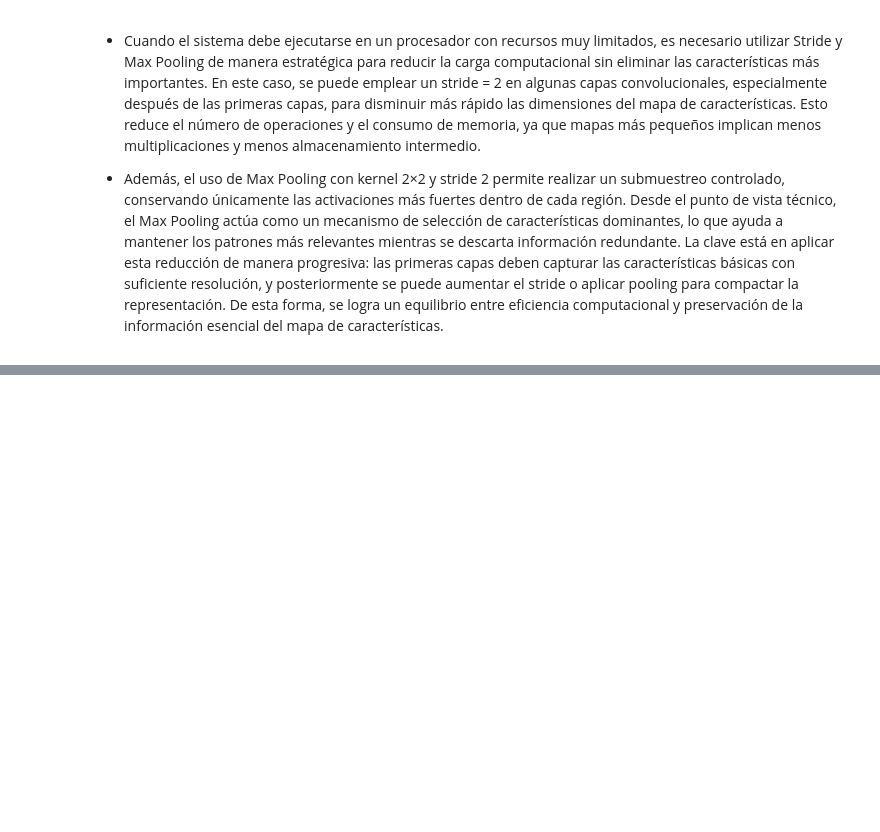
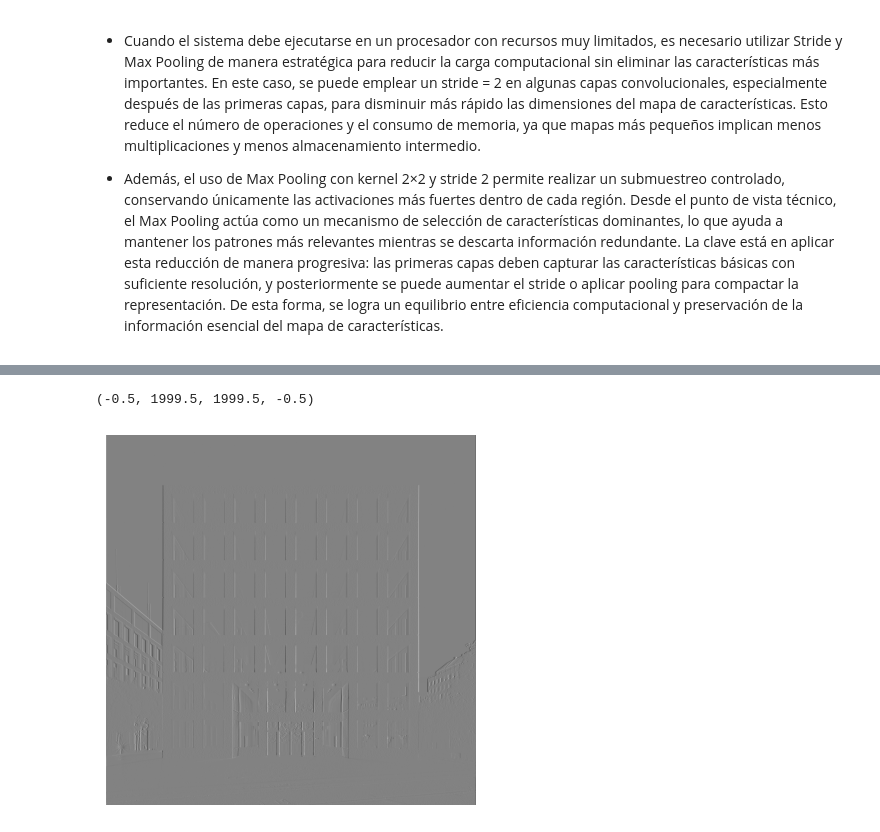
Before and after one commit to ignaciomendeza/VPC-HDT2, a Jupyter notebook: HDT2.ipynb, the cells around one changed output, grey strips where cells are left out. Cells and saved outputs as stored; diff of their text form; code cells hidden in the pictures; blank space fills up the shorter version.

```diff
--- a/HDT2.ipynb
+++ b/HDT2.ipynb
@@ -208,0 +225,44 @@ estratégicamente para reducir la carga computacional sin eliminar las caracter
+# %%
+def manual_convolution(image, kernel, stride, padding):
+    image = np.asarray(image, dtype=float)
+    kernel = np.asarray(kernel, dtype=float)
+
+    n = kernel.shape[0]
+    imagen_padded = np.pad(image, ((padding, padding), (padding, padding)), mode="constant", constant_values=0)
+
+    alto_entrada, ancho_entrada = imagen_padded.shape
+    alto_salida = (alto_entrada - n) // stride + 1
+    ancho_salida = (ancho_entrada - n) // stride + 1
+
+    if alto_salida <= 0 or ancho_salida <= 0:
+        raise ValueError("Los hiperparámetros generan una salida inválida (revisa F, S, P).")
+
+    salida = np.zeros((alto_salida, ancho_salida), dtype=float)
+
+    for i in range(alto_salida):
+        for j in range(ancho_salida):
+            y = i * stride
+            x = j * stride
+            region = imagen_padded[y:y+n, x:x+n]
+            salida[i, j] = np.sum(region * kernel)
+
+    return salida
+# %%
+kernel_sobel_vertical = np.array([
+    [-1,0,1],
+    [-2,0,2],
+    [-1,0,1]
+])
+
+resultado = manual_convolution(
+    image=imagen_gris,
+    kernel=kernel_sobel_vertical,
+    stride=1,
+    padding=1
+)
+# %%
+plt.imshow(resultado, cmap="gray")
+plt.axis("off")
+# %% [output]
+(-0.5, 1999.5, 1999.5, -0.5)
+[figure, added]
```
Also changed, not shown: parts of 4 cells of this notebook, 2 other files.
